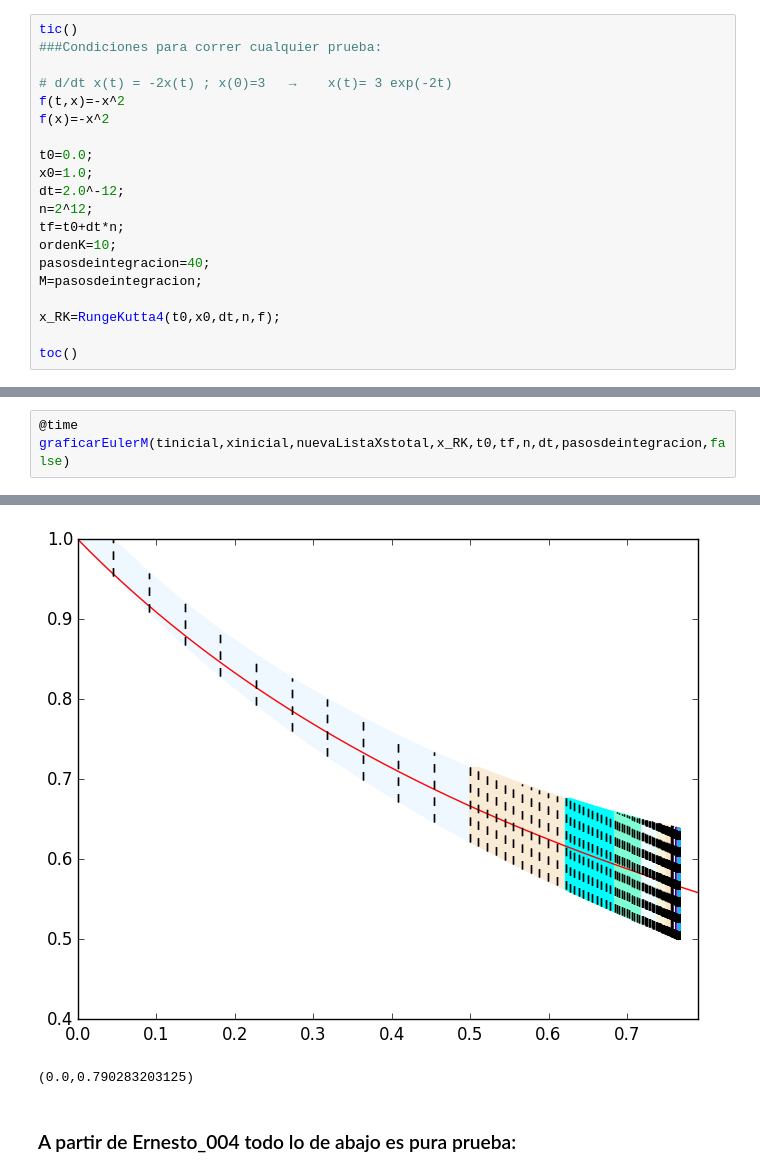
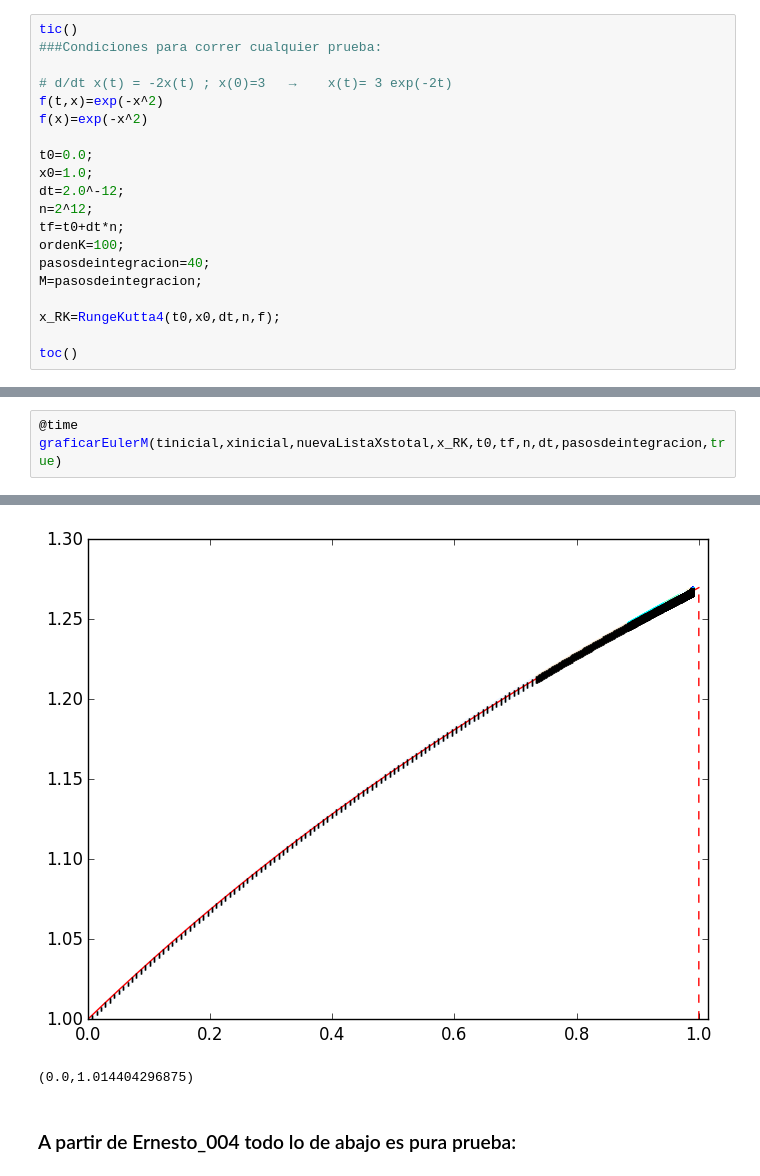
Before and after one commit to ealba/ProyectoClase, a Jupyter notebook: Notas/ResumenPrimerOrden.ipynb, the cells around one changed output, grey strips where cells are left out. Saved outputs shown, nothing was run; the diff lists cells and outputs as text.

```diff
--- a/Notas/ResumenPrimerOrden.ipynb
+++ b/Notas/ResumenPrimerOrden.ipynb
@@ -14,15 +9,15 @@ tic()
 ###Condiciones para correr cualquier prueba:
 
 # d/dt x(t) = -2x(t) ; x(0)=3   →    x(t)= 3 exp(-2t)
-f(t,x)=-x^2
-f(x)=-x^2
+f(t,x)=exp(-x^2)
+f(x)=exp(-x^2)
 
 t0=0.0;
 x0=1.0;
 dt=2.0^-12;
 n=2^12;
 tf=t0+dt*n;
-ordenK=10;
+ordenK=100;
 pasosdeintegracion=40;
 M=pasosdeintegracion;
 
@@ -54,3 +46,3 @@ elapsed time: 5.035314286 seconds (7912980 bytes allocated)
 # %%
-@time graficarEulerM(tinicial,xinicial,nuevaListaXstotal,x_RK,t0,tf,n,dt,pasosdeintegracion,false)
+@time graficarEulerM(tinicial,xinicial,nuevaListaXstotal,x_RK,t0,tf,n,dt,pasosdeintegracion,true)
 # %% [output]
@@ -61,5 +53,5 @@ elapsed time: 6.754117498 seconds (7899004 bytes allocated, 2.68% gc time)
-[figure, old version]
+[figure, new version]
-(0.0,0.790283203125)
+(0.0,1.014404296875)
 # %% [markdown]
 ### A partir de Ernesto_004 todo lo de abajo es pura prueba:
 # %% [markdown]
```
Also changed, not shown: parts of 5 cells of this notebook, 6 other files.
